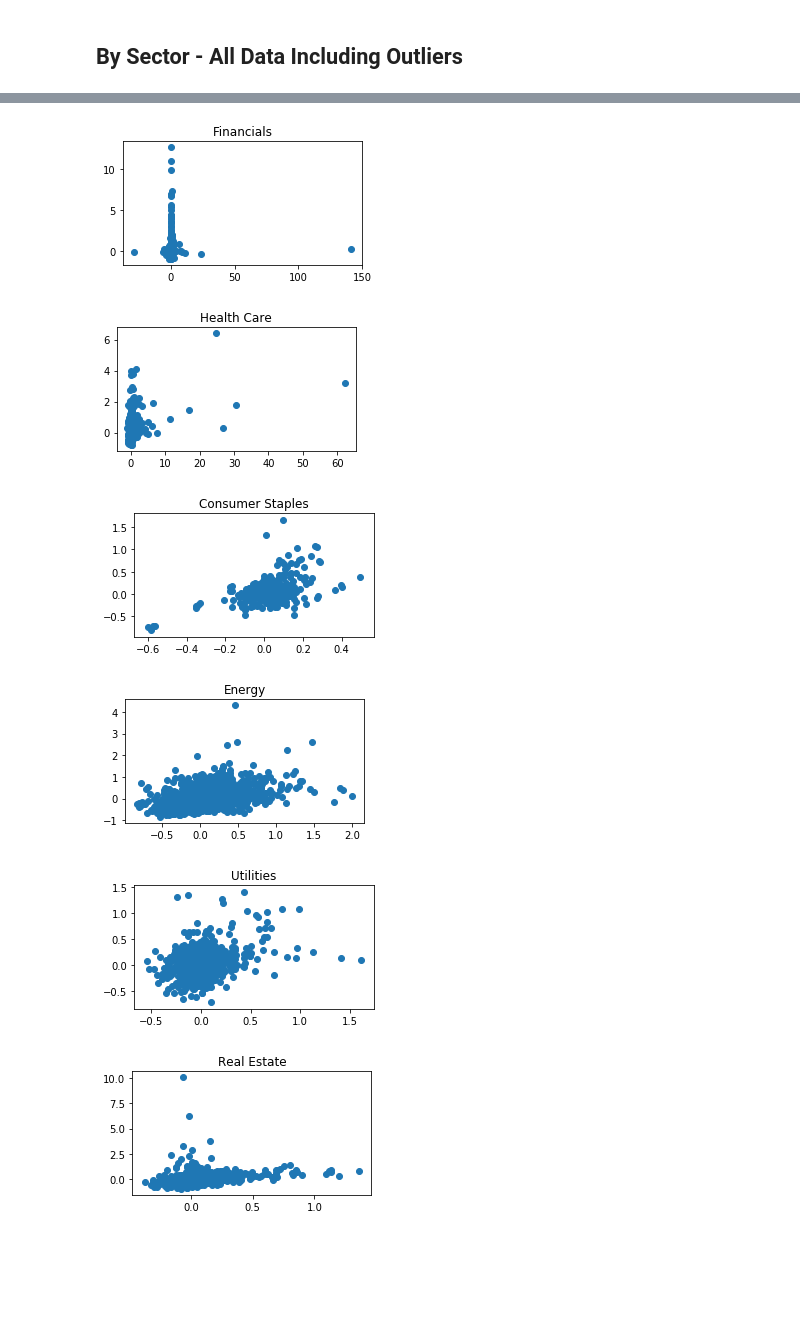
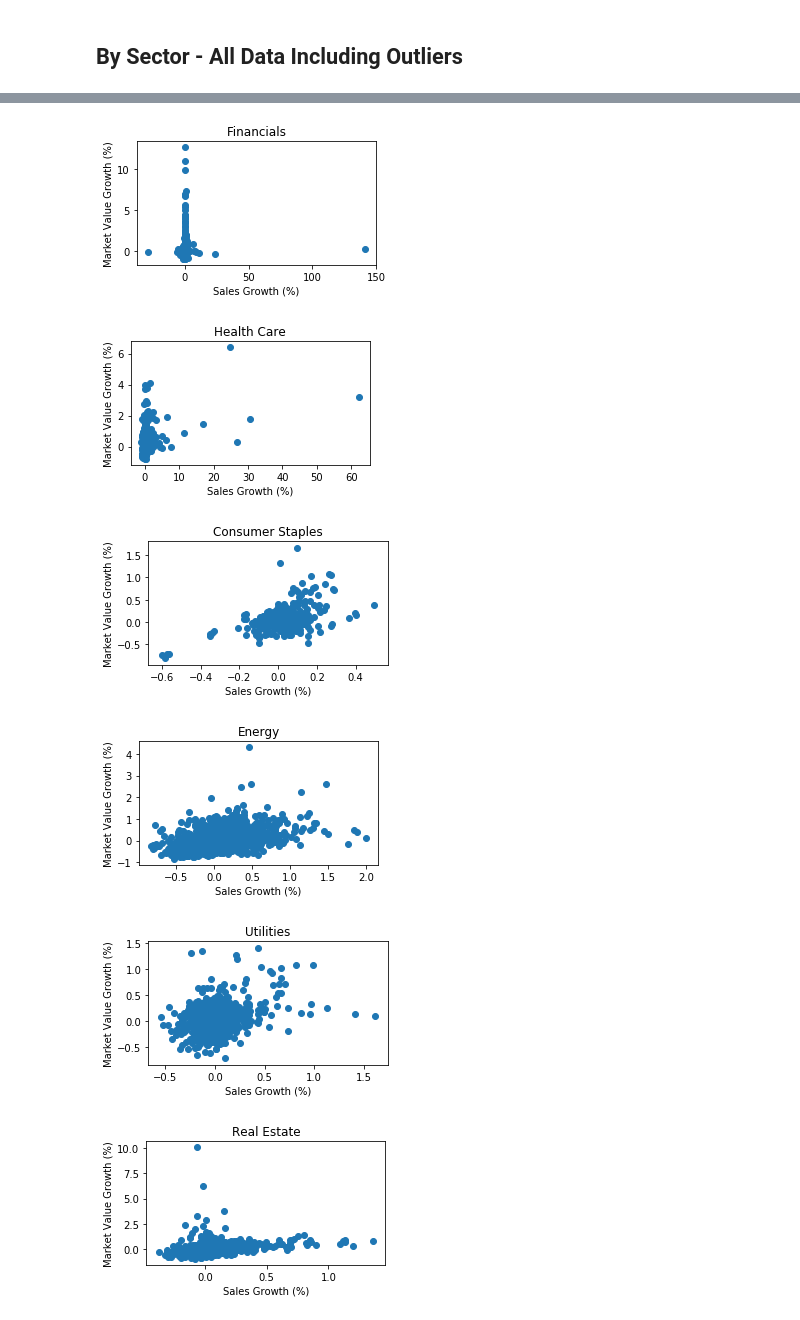
Before and after one commit to hannahcjy/Project1-Stock-Market-Correlationship, a Jupyter notebook: Project Test - SL/Project1_Sales-Quarterly.ipynb, the cells around one changed output, grey strips where cells are left out. Cells and saved outputs as stored; diff of their text form; code cells hidden in the pictures; blank space fills up the shorter version.

```diff
--- a/Project Test - SL/Project1_Sales-Quarterly.ipynb
+++ b/Project Test - SL/Project1_Sales-Quarterly.ipynb
@@ -276,6 +305,8 @@ for i in range(len(sector_list)):
     plt.subplot(2, 6, i+1)
     plt.scatter(sector_scatter_pair["Sales Growth"], sector_scatter_pair["MV Growth"])
     plt.title(sector_list[i])
+    plt.xlabel("Sales Growth (%)")
+    plt.ylabel("Market Value Growth (%)")
     sector_correlation = st.pearsonr(sector_scatter_pair["Sales Growth"],sector_scatter_pair["MV Growth"])
     print(f"The correlation between both factors for {sector_list[i]} is {round(sector_correlation[0],2)}")
 # %% [output]
@@ -296,6 +327,6 @@ The correlation between both factors for Materials is 0.38
-[figure, old version]
+[figure, new version]
-[figure, old version]
+[figure, new version]
-[figure, old version]
+[figure, new version]
-[figure, old version]
+[figure, new version]
-[figure, old version]
+[figure, new version]
-[figure, old version]
+[figure, new version]
```
Also changed, not shown: parts of 10 cells of this notebook, 2 other files.
